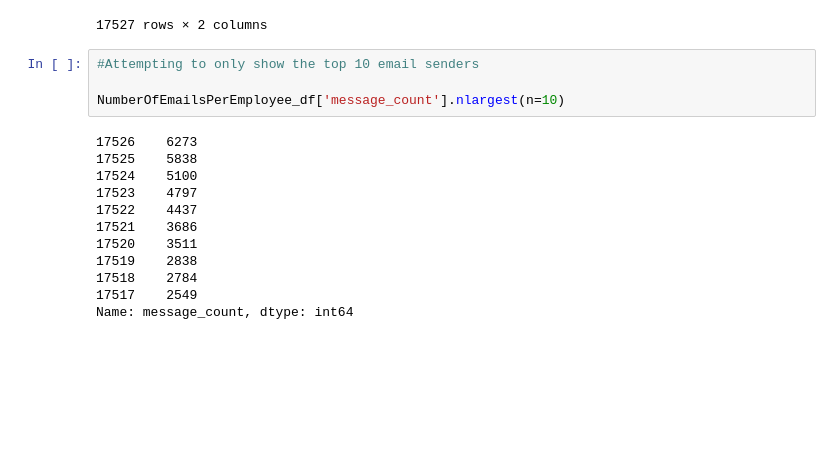
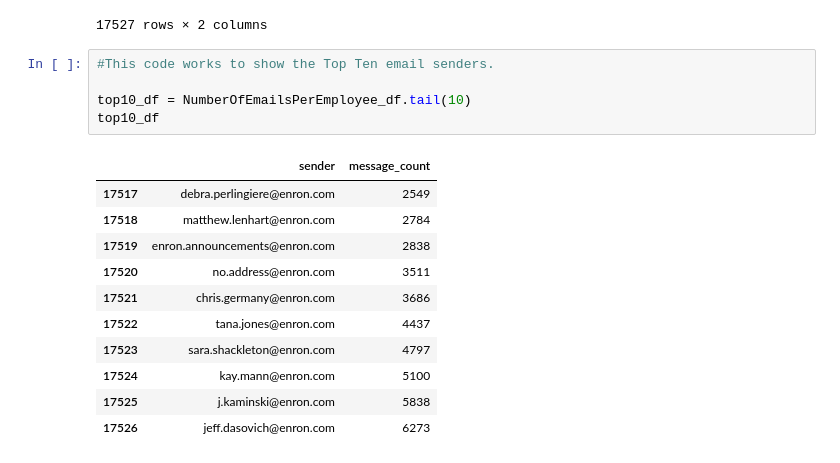
Before and after one commit to nathancomley/ASSIGNMENT-2, a Jupyter notebook: ASSESMENT_2_(TEST_PAD)_.ipynb, the cells around one changed output. Drawn from its saved outputs; the diff is of its cells as text; blank space fills up the shorter version.

Commit message:
Both dataframes completes, Found a dataframe that desplays the top 10.

```diff
--- a/ASSESMENT_2_(TEST_PAD)_.ipynb
+++ b/ASSESMENT_2_(TEST_PAD)_.ipynb
@@ -103,18 +102,19 @@ NumberOfEmailsPerEmployee_df
 | 17526 | jeff.dasovich@enron.com | 6273 |
 17527 rows × 2 columns
 # %%
-#Attempting to only show the top 10 email senders
+#This code works to show the Top Ten email senders.
 
-NumberOfEmailsPerEmployee_df['message_count'].nlargest(n=10)
+top10_df = NumberOfEmailsPerEmployee_df.tail(10)
+top10_df
 # %% [output]
-17526    6273
-17525    5838
-17524    5100
-17523    4797
-17522    4437
-17521    3686
-17520    3511
-17519    2838
-17518    2784
-17517    2549
-Name: message_count, dtype: int64
+|  | sender | message_count |
+| 17517 | debra.perlingiere@enron.com | 2549 |
+| 17518 | matthew.lenhart@enron.com | 2784 |
+| 17519 | enron.announcements@enron.com | 2838 |
+| 17520 | no.address@enron.com | 3511 |
+| 17521 | chris.germany@enron.com | 3686 |
+| 17522 | tana.jones@enron.com | 4437 |
+| 17523 | sara.shackleton@enron.com | 4797 |
+| 17524 | kay.mann@enron.com | 5100 |
+| 17525 | j.kaminski@enron.com | 5838 |
+| 17526 | jeff.dasovich@enron.com | 6273 |
```
Also changed, not shown: parts of 4 cells of this notebook.
